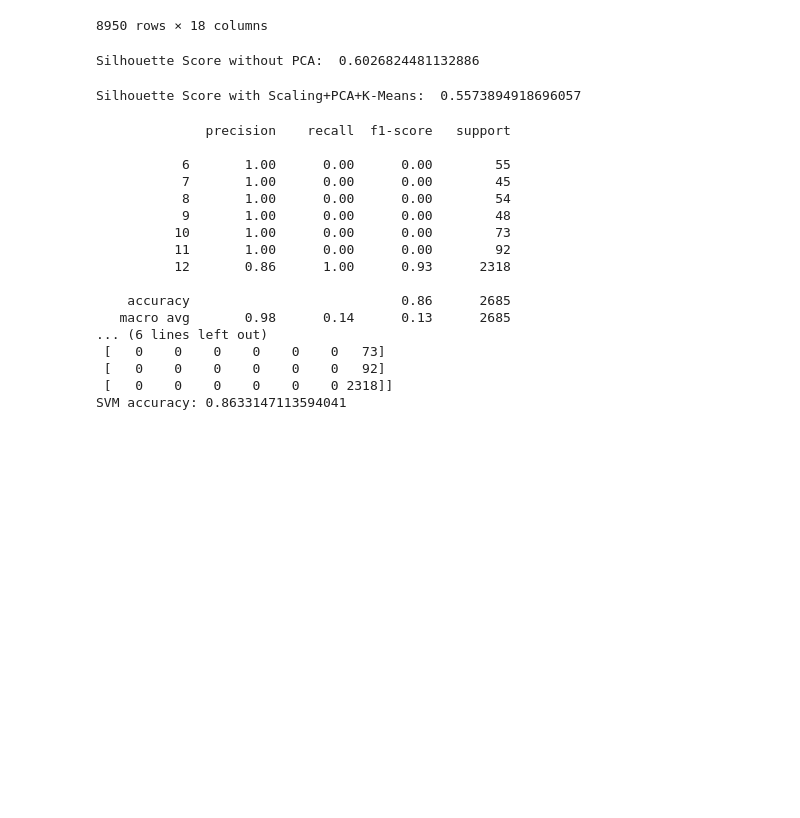
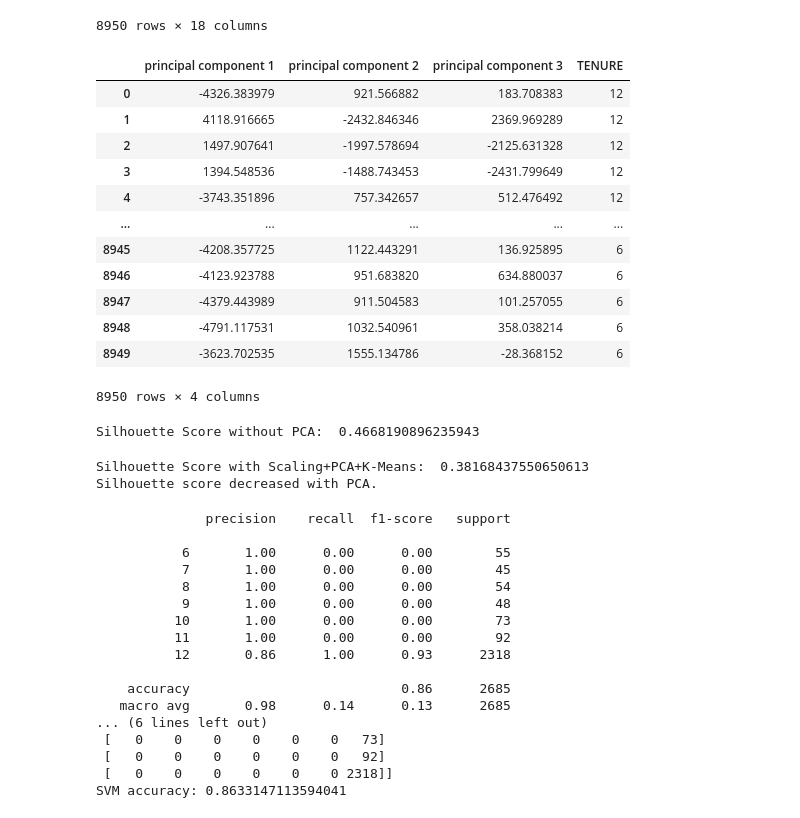
Before and after one commit to gauthamtota/Machine-Learning, a Jupyter notebook: Assignment 5/code/Assignment_5 .ipynb, the cells around one changed output. Cells and saved outputs as stored; diff of their text form; code cells hidden in the pictures; blank space fills up the shorter version.

```diff
--- a/Assignment 5/code/Assignment_5 .ipynb
+++ b/Assignment 5/code/Assignment_5 .ipynb
@@ -36,18 +36,33 @@ df
 8950 rows × 18 columns
 # %%
 # Apply PCA on CC GENERAL dataset
-x = df.iloc[:, [1, 2, 3, 4]]
+x = df.iloc[:, 1:-1]
 y = df.iloc[:, -1]
 
 pca = PCA(3)
 x_pca = pca.fit_transform(x)
 
 df2 = pd.DataFrame(data=x_pca, columns=['principal component 1', 'principal component 2', 'principal component 3'])
-df3 = pd.concat([df2, df.iloc[:, -1]], axis=1)
+df2 = pd.concat([df2, df.iloc[:, -1]], axis=1)
+df2
+# %% [output]
+|  | principal component 1 | principal component 2 | principal component 3 | TENURE |
+| 0 | -4326.383979 | 921.566882 | 183.708383 | 12 |
+| 1 | 4118.916665 | -2432.846346 | 2369.969289 | 12 |
+| 2 | 1497.907641 | -1997.578694 | -2125.631328 | 12 |
+| 3 | 1394.548536 | -1488.743453 | -2431.799649 | 12 |
+| 4 | -3743.351896 | 757.342657 | 512.476492 | 12 |
+| ... | ... | ... | ... | ... |
+| 8945 | -4208.357725 | 1122.443291 | 136.925895 | 6 |
+| 8946 | -4123.923788 | 951.683820 | 634.880037 | 6 |
+| 8947 | -4379.443989 | 911.504583 | 101.257055 | 6 |
+| 8948 | -4791.117531 | 1032.540961 | 358.038214 | 6 |
+| 8949 | -3623.702535 | 1555.134786 | -28.368152 | 6 |
+8950 rows × 4 columns
 # %%
 # Apply k-means algorithm on the original dataset
-x = df3.iloc[:, 0:-1]
-y = df3.iloc[:, -1]
+#x = df3.iloc[:, 0:-1]
+#y = df3.iloc[:, -1]
 
 n = 3  # number of clusters
 k_means = KMeans(n_clusters=n)
@@ -58,7 +73,7 @@ y_cluster_kmeans = k_means.predict(x)
 score = silhouette_score(x, y_cluster_kmeans)
 print("Silhouette Score without PCA: ", score)
 # %% [output]
-Silhouette Score without PCA:  0.6026824481132886
+Silhouette Score without PCA:  0.4668190896235943
 # %%
 # Perform Scaling+PCA+K-Means and report performance
 scaler = StandardScaler()
@@ -67,18 +82,23 @@ x_scale = scaler.fit_transform(x)
 pca2 = PCA(3)
 x_pca2 = pca.fit_transform(x_scale)
 
-df4 = pd.DataFrame(data=x_pca2, columns=['principal component 1', 'principal component 2', 'principal component 3'])
-final_df = pd.concat([df4, df[['TENURE']]], axis=1)
+n = 3
+km = KMeans(n_clusters=n)
+km.fit(x_pca2)
 
-nclusters = 3
-km = KMeans(n_clusters=nclusters)
-km.fit(x_scale)
+y_cluster_kmeans = km.predict(x_pca2)
+score_pca = silhouette_score(x_pca2, y_cluster_kmeans)
+print("Silhouette Score with Scaling+PCA+K-Means: ", score_pca)
 
-y_cluster_kmeans = km.predict(x_scale)
-score = silhouette_score(x_scale, y_cluster_kmeans)
-print("Silhouette Score with Scaling+PCA+K-Means: ", score)
+if score_pca > score:
+    print("Silhouette score improved with PCA.")
+elif score_pca < score:
+    print("Silhouette score decreased with PCA.")
+else:
+    print("Silhouette score remained the same with PCA.")
 # %% [output]
-Silhouette Score with Scaling+PCA+K-Means:  0.5573894918696057
+Silhouette Score with Scaling+PCA+K-Means:  0.38168437550650613
+Silhouette score decreased with PCA.
 # %%
 # Read pd_speech_features dataset
 df_pd = pd.read_csv("pd_speech_features.csv")
```
